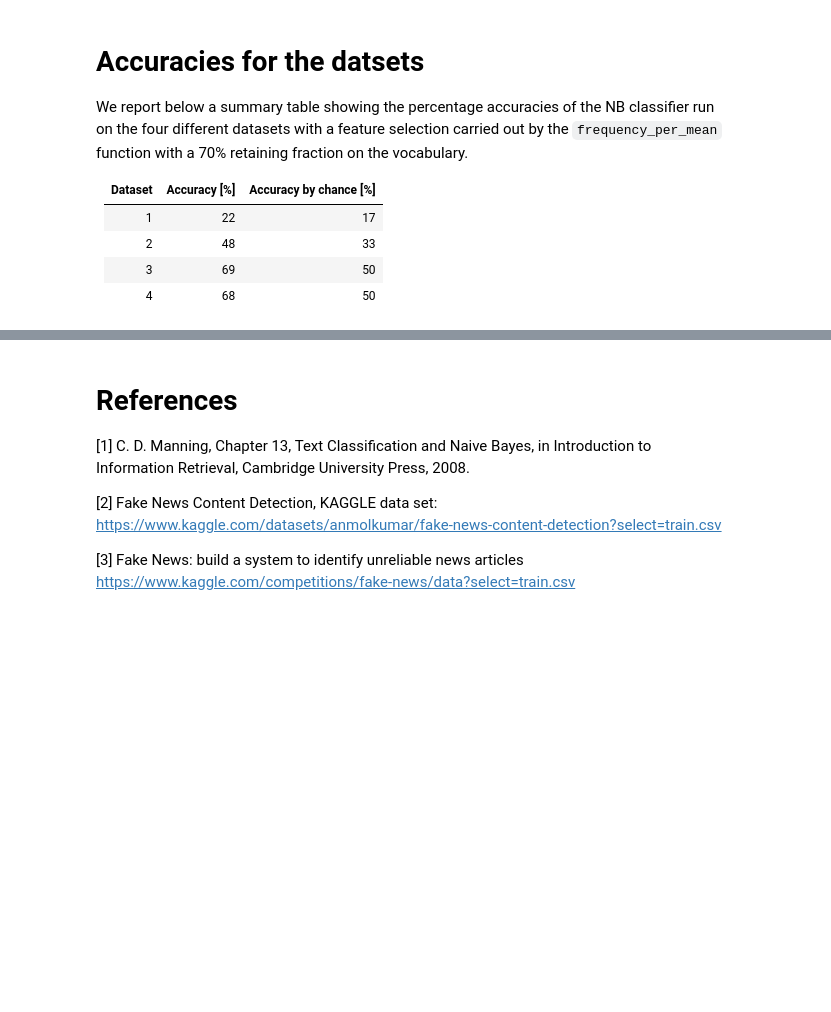
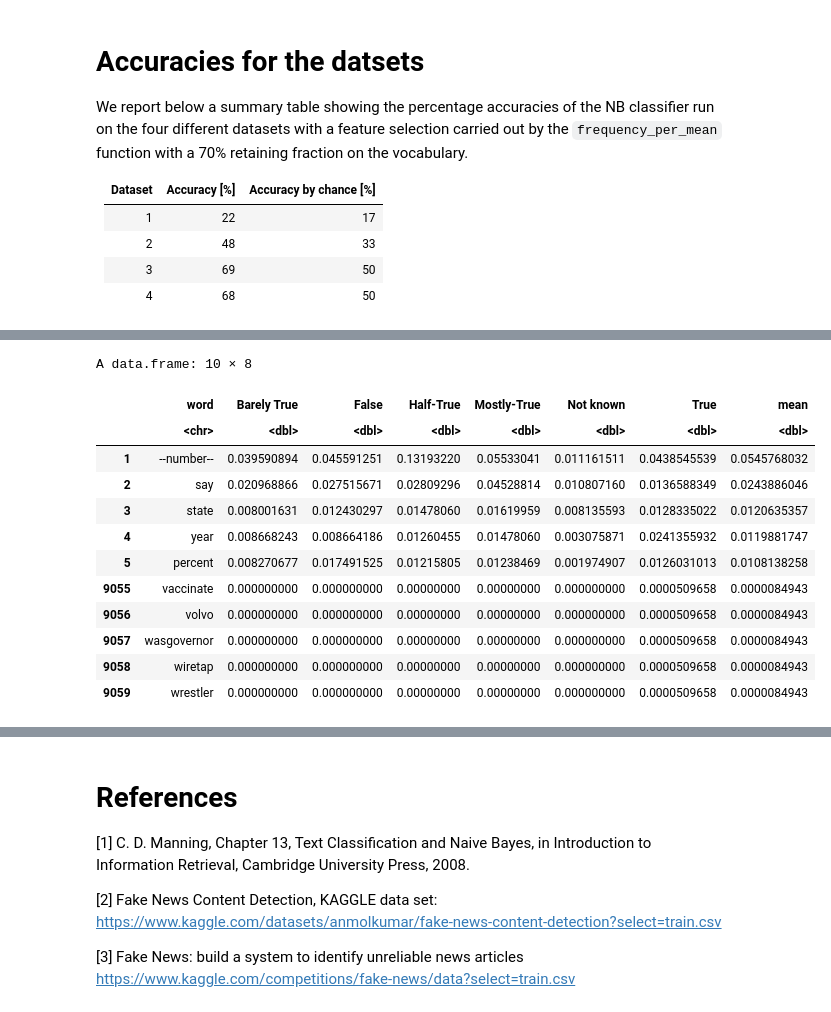
Before and after one commit to tommaso-bertola/falsehoods-sieve, a Jupyter notebook: falsehood_sieve-runnable.ipynb, the cells around one changed output, grey strips where cells are left out. Drawn from its saved outputs; the diff is of its cells as text; code cells hidden in the pictures; blank space fills up the shorter version.

Commit message:
Minor fixes and add frequency, MI and chi squared tables

```diff
--- a/falsehood_sieve-runnable.ipynb
+++ b/falsehood_sieve-runnable.ipynb
@@ -399,0 +426,25 @@ We report below a summary table showing the percentage accuracies of the NB clas
+# %%
+# a simplified example of the output of vocabulary_frequency
+frequency <- vocabulary_frequency(counts)
+
+# show highest and lowest words by frequency mean
+frequency %>%
+    mutate(mean = rowMeans(pick(where(is.numeric), -word))) %>%
+    arrange(desc(mean)) %>%
+    {
+        rbind(head(., 5), tail(., 5))
+    }
+# %% [output]
+A data.frame: 10 × 8
+|  | word | Barely True | False | Half-True | Mostly-True | Not known | True | mean |
+|  | <chr> | <dbl> | <dbl> | <dbl> | <dbl> | <dbl> | <dbl> | <dbl> |
+| 1 | --number-- | 0.039590894 | 0.045591251 | 0.13193220 | 0.05533041 | 0.011161511 | 0.0438545539 | 0.0545768032 |
+| 2 | say | 0.020968866 | 0.027515671 | 0.02809296 | 0.04528814 | 0.010807160 | 0.0136588349 | 0.0243886046 |
+| 3 | state | 0.008001631 | 0.012430297 | 0.01478060 | 0.01619959 | 0.008135593 | 0.0128335022 | 0.0120635357 |
+| 4 | year | 0.008668243 | 0.008664186 | 0.01260455 | 0.01478060 | 0.003075871 | 0.0241355932 | 0.0119881747 |
+| 5 | percent | 0.008270677 | 0.017491525 | 0.01215805 | 0.01238469 | 0.001974907 | 0.0126031013 | 0.0108138258 |
+| 9055 | vaccinate | 0.000000000 | 0.000000000 | 0.00000000 | 0.00000000 | 0.000000000 | 0.0000509658 | 0.0000084943 |
+| 9056 | volvo | 0.000000000 | 0.000000000 | 0.00000000 | 0.00000000 | 0.000000000 | 0.0000509658 | 0.0000084943 |
+| 9057 | wasgovernor | 0.000000000 | 0.000000000 | 0.00000000 | 0.00000000 | 0.000000000 | 0.0000509658 | 0.0000084943 |
+| 9058 | wiretap | 0.000000000 | 0.000000000 | 0.00000000 | 0.00000000 | 0.000000000 | 0.0000509658 | 0.0000084943 |
+| 9059 | wrestler | 0.000000000 | 0.000000000 | 0.00000000 | 0.00000000 | 0.000000000 | 0.0000509658 | 0.0000084943 |
```
Also changed, not shown: parts of 12 cells of this notebook, 1 other file.
